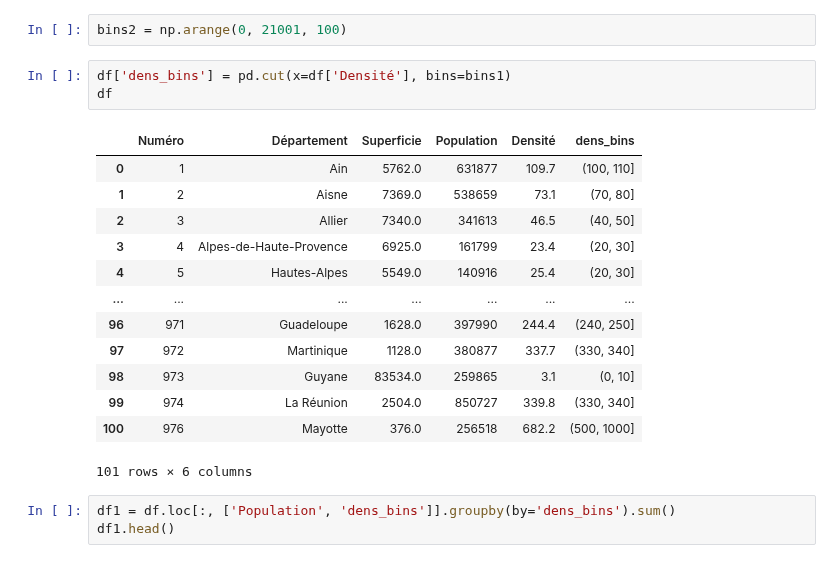
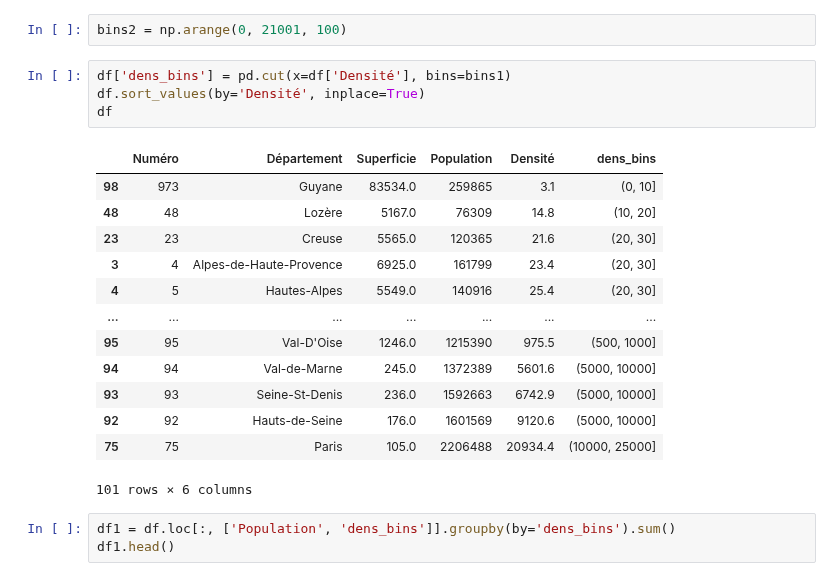
Before and after one commit to Toff-CxDaurade/French-Population, a Jupyter notebook: data_population.ipynb, the cells around one changed output. Cells and saved outputs as stored; diff of their text form.

```diff
--- a/data_population.ipynb
+++ b/data_population.ipynb
@@ -81,20 +81,21 @@ array([    0,    10,    20,    30,    40,    50,    60,    70,    80,
 bins2 = np.arange(0, 21001, 100)
 # %%
 df['dens_bins'] = pd.cut(x=df['Densité'], bins=bins1)
+df.sort_values(by='Densité', inplace=True)
 df
 # %% [output]
 |  | Numéro | Département | Superficie | Population | Densité | dens_bins |
-| 0 | 1 | Ain | 5762.0 | 631877 | 109.7 | (100, 110] |
-| 1 | 2 | Aisne | 7369.0 | 538659 | 73.1 | (70, 80] |
-| 2 | 3 | Allier | 7340.0 | 341613 | 46.5 | (40, 50] |
+| 98 | 973 | Guyane | 83534.0 | 259865 | 3.1 | (0, 10] |
+| 48 | 48 | Lozère | 5167.0 | 76309 | 14.8 | (10, 20] |
+| 23 | 23 | Creuse | 5565.0 | 120365 | 21.6 | (20, 30] |
 | 3 | 4 | Alpes-de-Haute-Provence | 6925.0 | 161799 | 23.4 | (20, 30] |
 | 4 | 5 | Hautes-Alpes | 5549.0 | 140916 | 25.4 | (20, 30] |
 | ... | ... | ... | ... | ... | ... | ... |
-| 96 | 971 | Guadeloupe | 1628.0 | 397990 | 244.4 | (240, 250] |
-| 97 | 972 | Martinique | 1128.0 | 380877 | 337.7 | (330, 340] |
-| 98 | 973 | Guyane | 83534.0 | 259865 | 3.1 | (0, 10] |
-| 99 | 974 | La Réunion | 2504.0 | 850727 | 339.8 | (330, 340] |
-| 100 | 976 | Mayotte | 376.0 | 256518 | 682.2 | (500, 1000] |
+| 95 | 95 | Val-D'Oise | 1246.0 | 1215390 | 975.5 | (500, 1000] |
+| 94 | 94 | Val-de-Marne | 245.0 | 1372389 | 5601.6 | (5000, 10000] |
+| 93 | 93 | Seine-St-Denis | 236.0 | 1592663 | 6742.9 | (5000, 10000] |
+| 92 | 92 | Hauts-de-Seine | 176.0 | 1601569 | 9120.6 | (5000, 10000] |
+| 75 | 75 | Paris | 105.0 | 2206488 | 20934.4 | (10000, 25000] |
 101 rows × 6 columns
 # %%
 df1 = df.loc[:, ['Population', 'dens_bins']].groupby(by='dens_bins').sum()
```
